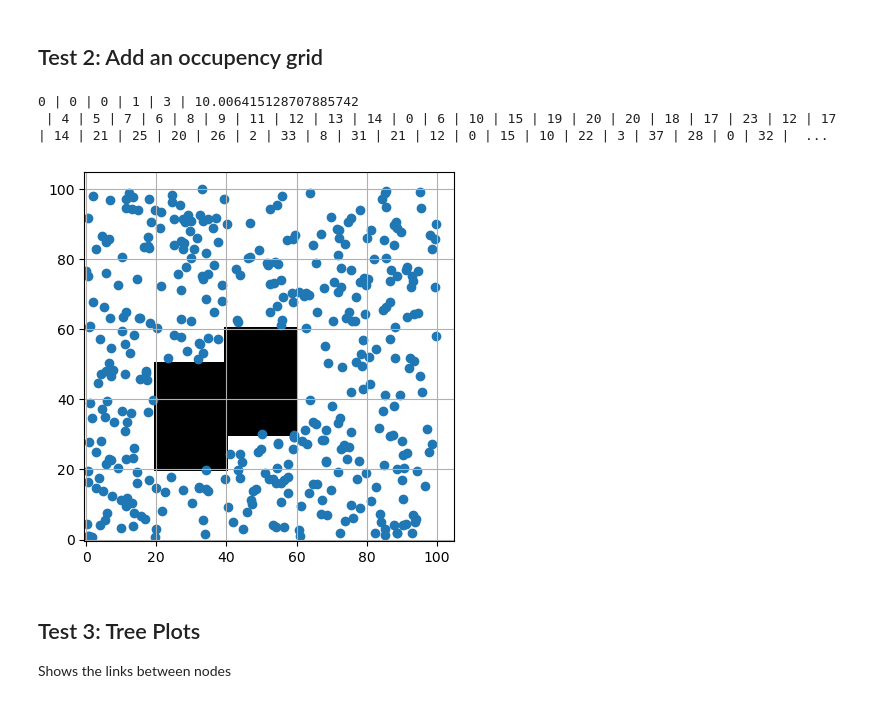
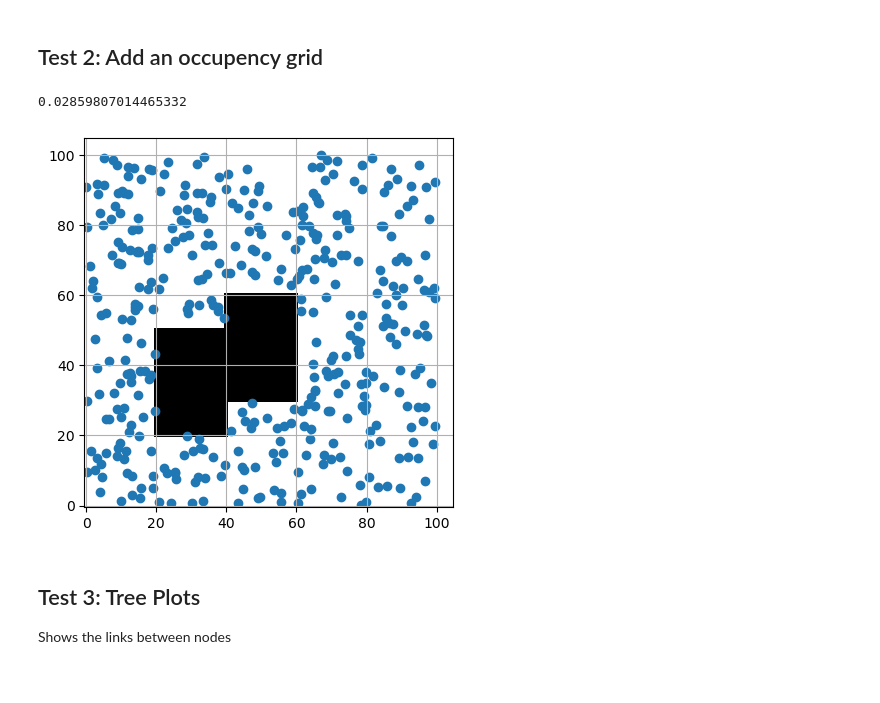
Before and after one commit to matthew0517/RRT-AR, a Jupyter notebook: testRRT.ipynb, the cells around one changed output. Saved outputs shown, nothing was run; the diff lists cells and outputs as text; code cells hidden in the pictures.

```diff
--- a/testRRT.ipynb
+++ b/testRRT.ipynb
@@ -64,16 +63,15 @@ for constraint in constraints:
 # %%
 import time
 fig = plt.figure()
 ax = fig.add_subplot()
 plot_og(ax, og)
 t = time.time()
-scatter_plot_2d_vectors(ax, RRTAR.runRRT(4.0, 4.0, 400, 10.0, og))
+scatter_plot_2d_vectors(ax, RRTAR.runRRT(4.0, 4.0, 400, 10.0, og, [[90.0, 90.0]])[0])
 # do stuff
 print(time.time() - t)
 # %% [output]
-0 | 0 | 0 | 1 | 3 | 10.006415128707885742
- | 4 | 5 | 7 | 6 | 8 | 9 | 11 | 12 | 13 | 14 | 0 | 6 | 10 | 15 | 19 | 20 | 20 | 18 | 17 | 23 | 12 | 17 | 14 | 21 | 25 | 20 | 26 | 2 | 33 | 8 | 31 | 21 | 12 | 0 | 15 | 10 | 22 | 3 | 37 | 28 | 0 | 32 |  ...
+0.02859807014465332
-[figure, old version]
+[figure, new version]
 # %% [markdown]
 ## Test 3: Tree Plots
 Shows the links between nodes
```
Also changed, not shown: parts of 11 cells of this notebook, 1 other file.
